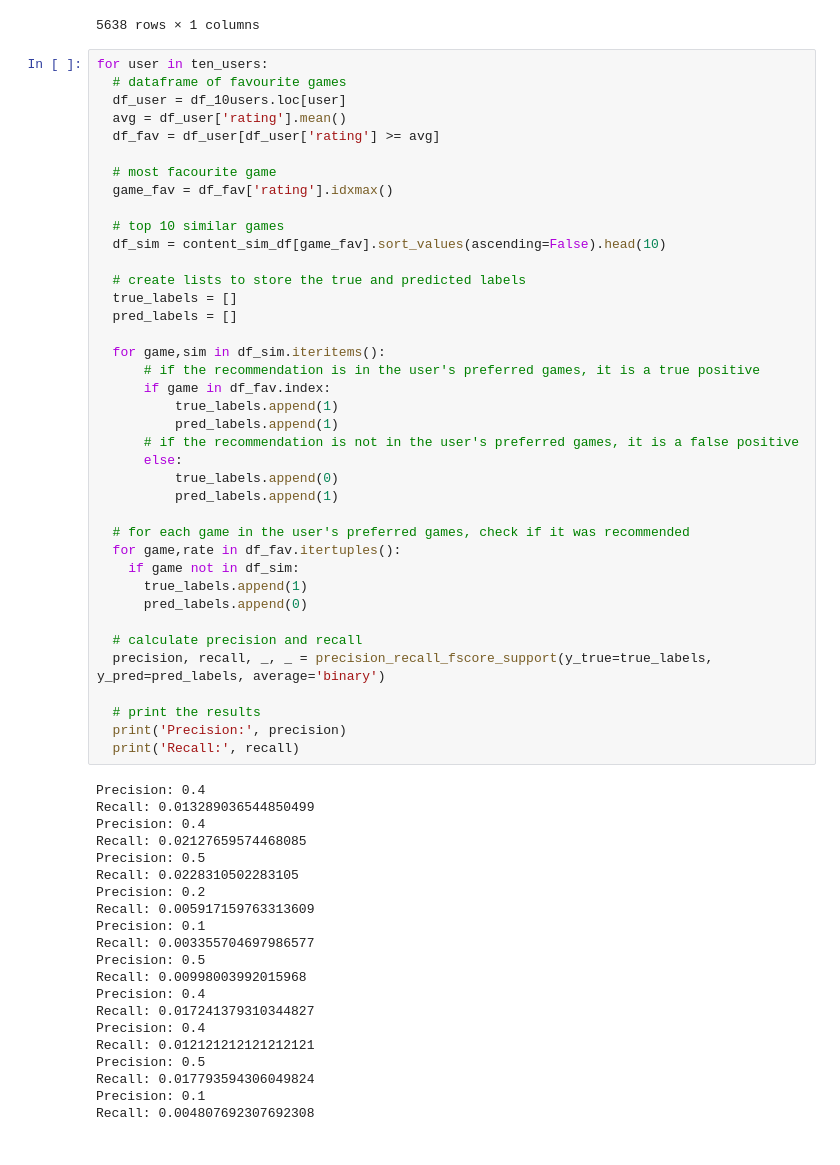
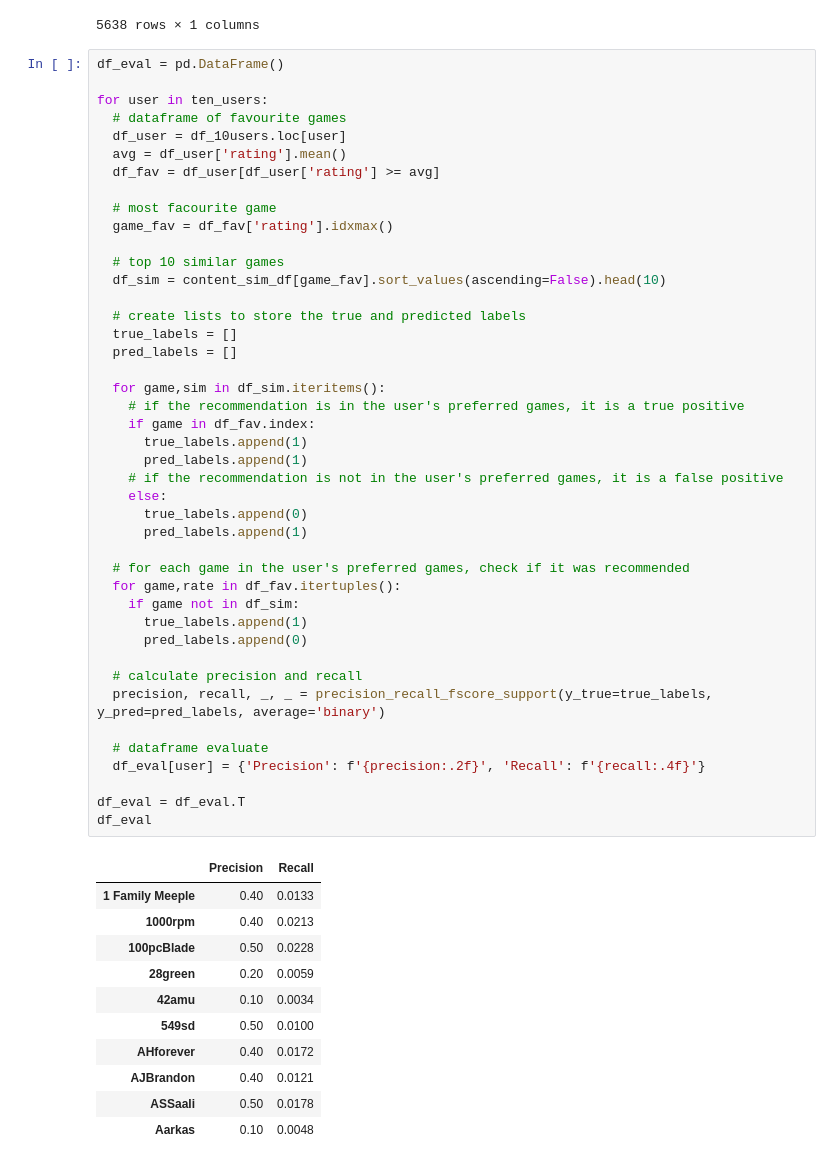
Before and after one commit to Kopzzz/Board-Game-RecCommu, a Jupyter notebook: code/3_Content-Based_Filtering.ipynb, the cells around one changed output. Drawn from its saved outputs; the diff is of its cells as text.

Commit message:
CB evaluate

```diff
--- a/code/3_Content-Based_Filtering.ipynb
+++ b/code/3_Content-Based_Filtering.ipynb
@@ -190,62 +190,57 @@ df_10users
 |  | Zombie Dice | 7.0 |
 5638 rows × 1 columns
 # %%
+df_eval = pd.DataFrame()
+
 for user in ten_users:
   # dataframe of favourite games
   df_user = df_10users.loc[user]
   avg = df_user['rating'].mean()
   df_fav = df_user[df_user['rating'] >= avg]
 
   # most facourite game
   game_fav = df_fav['rating'].idxmax()
 
   # top 10 similar games
   df_sim = content_sim_df[game_fav].sort_values(ascending=False).head(10)
 
   # create lists to store the true and predicted labels
   true_labels = []
   pred_labels = []
 
   for game,sim in df_sim.iteritems():
-      # if the recommendation is in the user's preferred games, it is a true positive
-      if game in df_fav.index:
-          true_labels.append(1)
-          pred_labels.append(1)
-      # if the recommendation is not in the user's preferred games, it is a false positive
-      else:
-          true_labels.append(0)
-          pred_labels.append(1)
+    # if the recommendation is in the user's preferred games, it is a true positive
+    if game in df_fav.index:
+      true_labels.append(1)
+      pred_labels.append(1)
+    # if the recommendation is not in the user's preferred games, it is a false positive
+    else:
+      true_labels.append(0)
+      pred_labels.append(1)
 
   # for each game in the user's preferred games, check if it was recommended
   for game,rate in df_fav.itertuples():
     if game not in df_sim:
       true_labels.append(1)
       pred_labels.append(0)
 
   # calculate precision and recall
   precision, recall, _, _ = precision_recall_fscore_support(y_true=true_labels, y_pred=pred_labels, average='binary')
 
-  # print the results
-  print('Precision:', precision)
-  print('Recall:', recall)
+  # dataframe evaluate
+  df_eval[user] = {'Precision': f'{precision:.2f}', 'Recall': f'{recall:.4f}'}
+
+df_eval = df_eval.T
+df_eval
 # %% [output]
-Precision: 0.4
-Recall: 0.013289036544850499
-Precision: 0.4
-Recall: 0.02127659574468085
-Precision: 0.5
-Recall: 0.0228310502283105
-Precision: 0.2
-Recall: 0.005917159763313609
-Precision: 0.1
-Recall: 0.003355704697986577
-Precision: 0.5
-Recall: 0.00998003992015968
-Precision: 0.4
-Recall: 0.017241379310344827
-Precision: 0.4
-Recall: 0.012121212121212121
-Precision: 0.5
-Recall: 0.017793594306049824
-Precision: 0.1
-Recall: 0.004807692307692308
+|  | Precision | Recall |
+| 1 Family Meeple | 0.40 | 0.0133 |
+| 1000rpm | 0.40 | 0.0213 |
+| 100pcBlade | 0.50 | 0.0228 |
+| 28green | 0.20 | 0.0059 |
+| 42amu | 0.10 | 0.0034 |
+| 549sd | 0.50 | 0.0100 |
+| AHforever | 0.40 | 0.0172 |
+| AJBrandon | 0.40 | 0.0121 |
+| ASSaali | 0.50 | 0.0178 |
+| Aarkas | 0.10 | 0.0048 |
```
Also changed, not shown: parts of 1 cell of this notebook.
